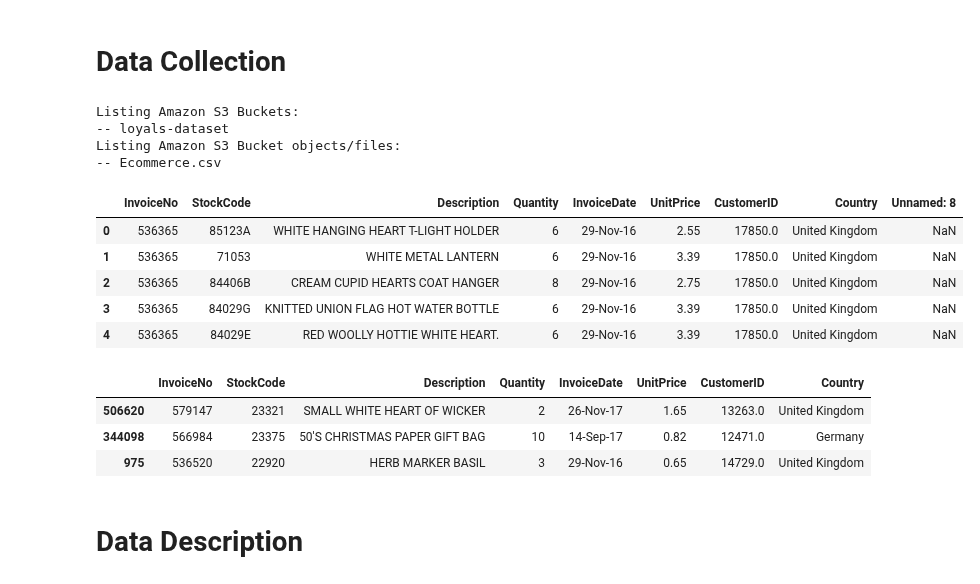
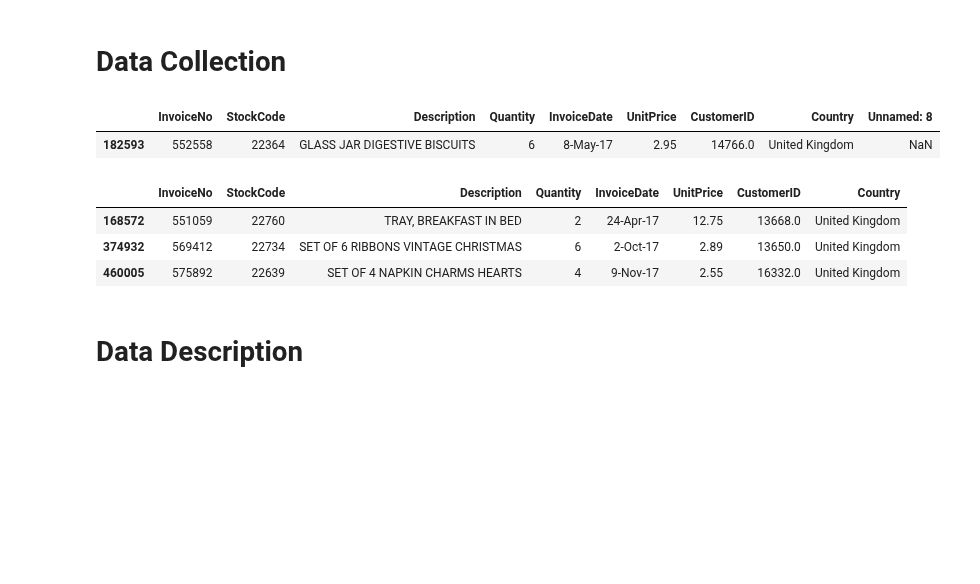
Before and after one commit to nortonvanz/Fidelity-Program, a Jupyter notebook: src/models/9.0-nmv-deploy.ipynb, the cells around one changed output. Cells and saved outputs as stored; diff of their text form; code cells hidden in the pictures; blank space fills up the shorter version.

```diff
--- a/src/models/9.0-nmv-deploy.ipynb
+++ b/src/models/9.0-nmv-deploy.ipynb
@@ -27,30 +38,2 @@ from dotenv                   import load_dotenv
 # %% [markdown]
 # Data Collection
-# %%
-#list my buckets, its files and load a file from S3 AWS:
-AWS_REGION = "us-east-1"
-S3_BUCKET_NAME = "loyals-dataset"
-
-#buckets
-client = boto3.client("s3", region_name=AWS_REGION)
-response = client.list_buckets()
-
-print("Listing Amazon S3 Buckets:")
-for bucket in response['Buckets']:
-    print(f"-- {bucket['Name']}")
-
-#files
-s3_resource = boto3.resource("s3", region_name=AWS_REGION)
-s3_bucket = s3_resource.Bucket(S3_BUCKET_NAME)
-print('Listing Amazon S3 Bucket objects/files:')
-
-for obj in s3_bucket.objects.all():
-    print(f'-- {obj.key}')
-
-#load files
-df_raw = pd.read_csv(io.BytesIO(obj.get()['Body'].read()), encoding='iso-8859-1')
-# %% [output]
-Listing Amazon S3 Buckets:
--- loyals-dataset
-Listing Amazon S3 Bucket objects/files:
--- Ecommerce.csv
@@ -57 +53,5 @@ Listing Amazon S3 Bucket objects/files:
+# %%
+##AWS S3 - load dataset (Ecommerce.csv)
+dataset_raw = s3_bucket.Object('Ecommerce.csv')
+df_raw = pd.read_csv(io.BytesIO(dataset_raw.get()['Body'].read()), encoding='iso-8859-1')
 # %%
@@ -59,22 +59,18 @@ Listing Amazon S3 Bucket objects/files:
 # path = '/Users/home/repos/pa005_fidelity_program/'
 # df_raw = pd.read_csv(path +'data/raw/Ecommerce.csv', encoding='unicode_escape' )#, #encoding='iso-8859-1'
 # %%
-df_raw.head()
+df_raw.sample(1)
 # %% [output]
 |  | InvoiceNo | StockCode | Description | Quantity | InvoiceDate | UnitPrice | CustomerID | Country | Unnamed: 8 |
-| 0 | 536365 | 85123A | WHITE HANGING HEART T-LIGHT HOLDER | 6 | 29-Nov-16 | 2.55 | 17850.0 | United Kingdom | NaN |
-| 1 | 536365 | 71053 | WHITE METAL LANTERN | 6 | 29-Nov-16 | 3.39 | 17850.0 | United Kingdom | NaN |
-| 2 | 536365 | 84406B | CREAM CUPID HEARTS COAT HANGER | 8 | 29-Nov-16 | 2.75 | 17850.0 | United Kingdom | NaN |
-| 3 | 536365 | 84029G | KNITTED UNION FLAG HOT WATER BOTTLE | 6 | 29-Nov-16 | 3.39 | 17850.0 | United Kingdom | NaN |
-| 4 | 536365 | 84029E | RED WOOLLY HOTTIE WHITE HEART. | 6 | 29-Nov-16 | 3.39 | 17850.0 | United Kingdom | NaN |
+| 182593 | 552558 | 22364 | GLASS JAR DIGESTIVE BISCUITS | 6 | 8-May-17 | 2.95 | 14766.0 | United Kingdom | NaN |
 # %%
 df_raw = df_raw.drop('Unnamed: 8', axis=1).copy()
 df_raw.sample(3)
 # %% [output]
 |  | InvoiceNo | StockCode | Description | Quantity | InvoiceDate | UnitPrice | CustomerID | Country |
-| 506620 | 579147 | 23321 | SMALL WHITE HEART OF WICKER | 2 | 26-Nov-17 | 1.65 | 13263.0 | United Kingdom |
-| 344098 | 566984 | 23375 | 50'S CHRISTMAS PAPER GIFT BAG | 10 | 14-Sep-17 | 0.82 | 12471.0 | Germany |
-| 975 | 536520 | 22920 | HERB MARKER BASIL | 3 | 29-Nov-16 | 0.65 | 14729.0 | United Kingdom |
+| 168572 | 551059 | 22760 | TRAY, BREAKFAST IN BED | 2 | 24-Apr-17 | 12.75 | 13668.0 | United Kingdom |
+| 374932 | 569412 | 22734 | SET OF 6 RIBBONS VINTAGE CHRISTMAS | 6 | 2-Oct-17 | 2.89 | 13650.0 | United Kingdom |
+| 460005 | 575892 | 22639 | SET OF 4 NAPKIN CHARMS HEARTS | 4 | 9-Nov-17 | 2.55 | 16332.0 | United Kingdom |
 # %% [markdown]
 # Data Description
 # %%
```
Also changed, not shown: parts of 12 cells of this notebook.
